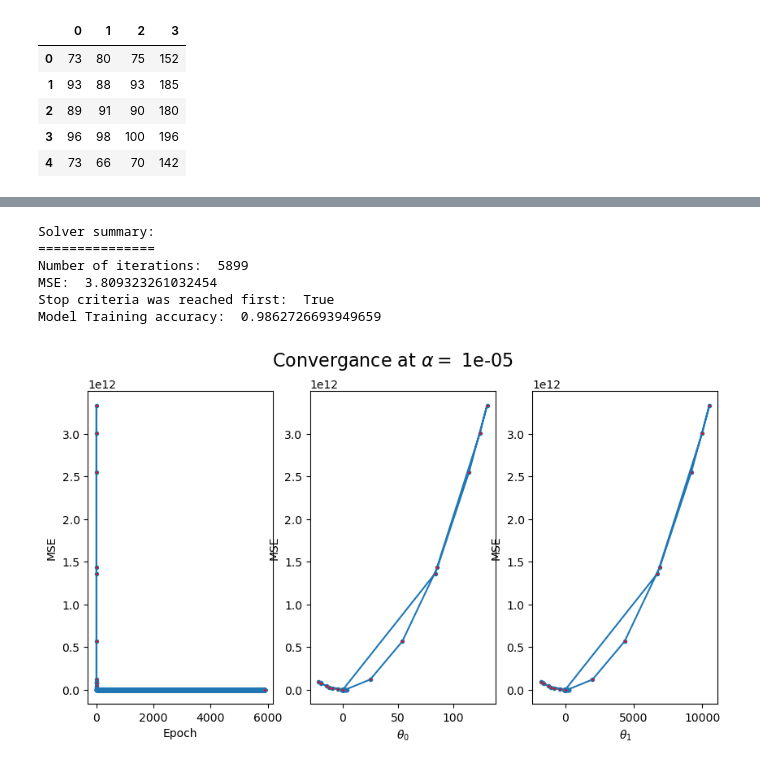
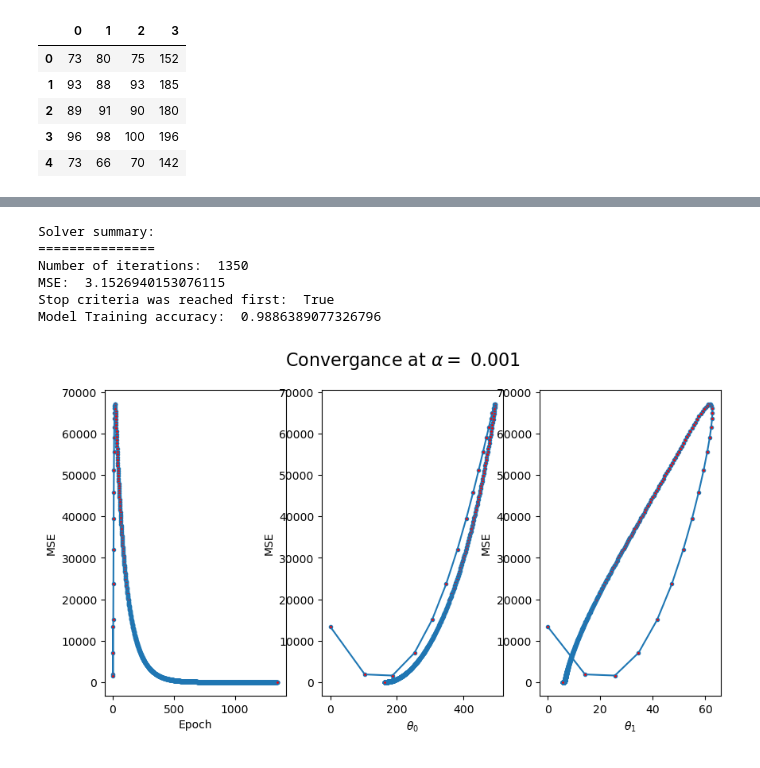
Before and after one commit to Omar-Safwat/Numerical_Methods_Projects, a Jupyter notebook: Optimization in ML/Gradient_descent/Practical_3.ipynb, the cells around one changed output, grey strips where cells are left out. Saved outputs shown, nothing was run; the diff lists cells and outputs as text; code cells hidden in the pictures.

```diff
--- a/Optimization in ML/Gradient_descent/Practical_3.ipynb
+++ b/Optimization in ML/Gradient_descent/Practical_3.ipynb
@@ -148,7 +143,7 @@ Model Training accuracy:  0.7651573779591542
 # Multivariable data
 # %%
 # Multivarialble LR
-df_mv = pd.read_csv('MultipleLR.csv', header=None)
+df_mv = pd.read_csv('resources/MultipleLR.csv', header=None)
 df_mv.head()
 # %% [output]
 |  | 0 | 1 | 2 | 3 |
@@ -162,8 +157,6 @@ df_mv.head()
 X = df_mv.iloc[:, 0:-1].to_numpy()
 y = df_mv.iloc[:, -1].to_numpy()
 y = np.atleast_2d(y).T
-# Add a row of zeros for theta_0
-X = np.hstack((np.ones_like(y), X))
 # %%
 # Initialize object from class Linear regression and solve
 # Momentum GD
@@ -182,15 +175,15 @@ Model Training accuracy:  0.9888173312386982
 # %%
 # Initialize object from class Linear regression and solve
 # Nesterov GD
 lr_NAG_mv = lr.Linear_regression(X, y)
-theta = lr_NAG_mv.fit(solver="Nesterov", alpha=1e-5, max_epochs=1e4)
+theta = lr_NAG_mv.fit(solver="Nesterov", alpha=1e-3, max_epochs=1e4, standardize=True)
 lr_NAG_mv.show_summary()
 lr_NAG_mv.plot_MSE()
 # %% [output]
 Solver summary:
 ===============
-Number of iterations:  5899
-MSE:  3.809323261032454
+Number of iterations:  1350
+MSE:  3.1526940153076115
 Stop criteria was reached first:  True
-Model Training accuracy:  0.9862726693949659
+Model Training accuracy:  0.9886389077326796
-[figure, old version]
+[figure, new version]
```
Also changed, not shown: parts of 10 cells of this notebook, 4 other files.
